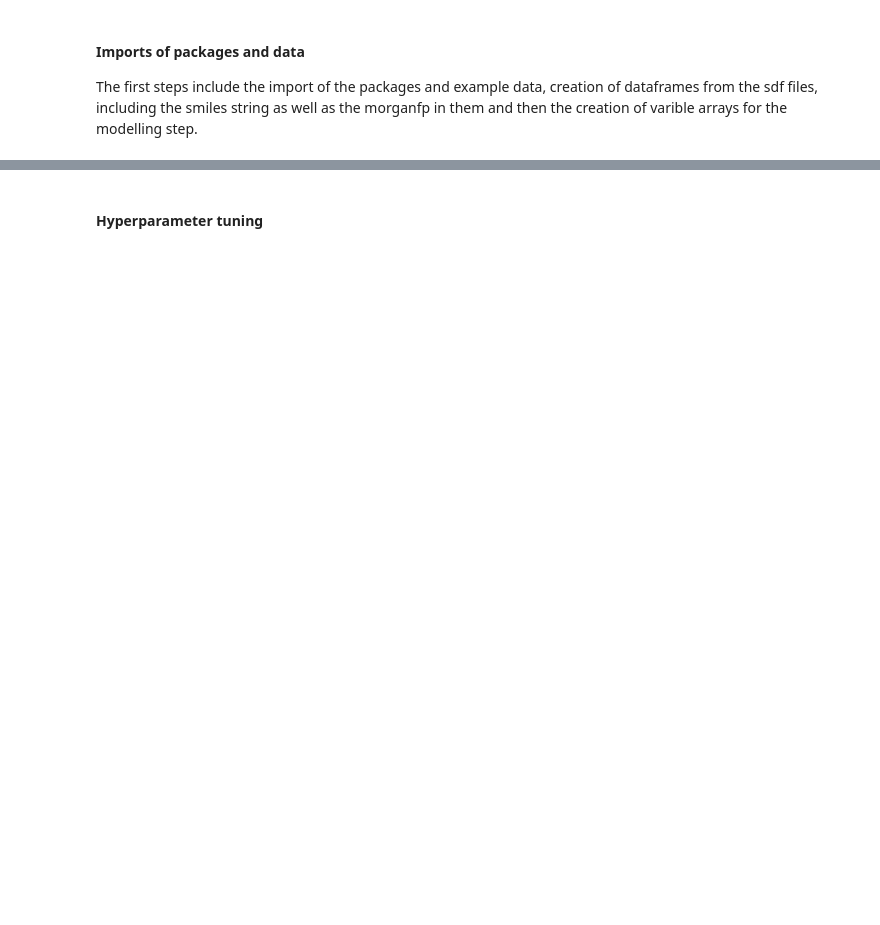
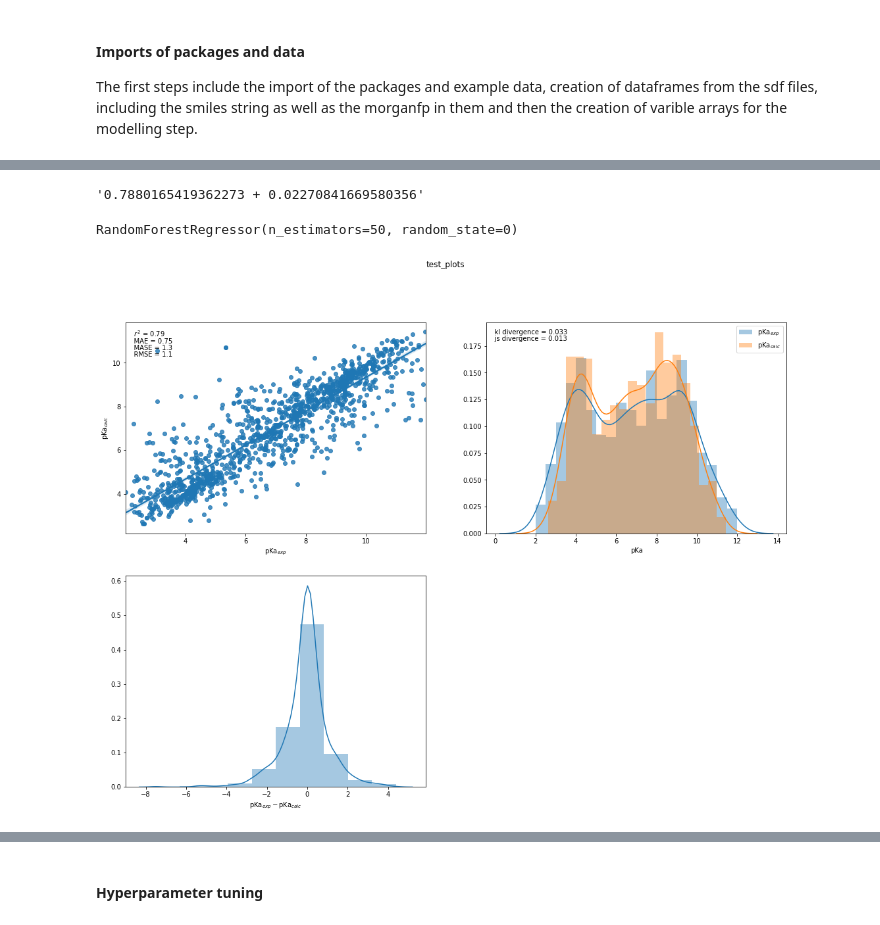
Before and after one commit to mayrf/pkasolver, a Jupyter notebook: notebooks/example.ipynb, the cells around one changed output, grey strips where cells are left out. Drawn from its saved outputs; the diff is of its cells as text; code cells hidden in the pictures; blank space fills up the shorter version.

```diff
--- a/notebooks/example.ipynb
+++ b/notebooks/example.ipynb
@@ -42,0 +33,12 @@ X=ps.util.cat_variables(X_feat,X_fp)
+# %%
+X_feat1,y1 = ps.util.make_stat_variables(df1, [],["pKa"] )
+X_fp1=ps.util.make_fp_array(df1)
+X1=ps.util.cat_variables(X_feat1,X_fp1)
+
+X_feat2,y2 = ps.util.make_stat_variables(df2, [],["pKa"] )
+X_fp2=ps.util.make_fp_array(df2)
+X2=ps.util.cat_variables(X_feat2,X_fp2)
+
+X_feat3,y3 = ps.util.make_stat_variables(df3, [],["pKa"] )
+X_fp3=ps.util.make_fp_array(df3)
+X3=ps.util.cat_variables(X_feat3,X_fp3)
@@ -42,0 +57,19 @@ X=ps.util.cat_variables(X_feat,X_fp)
+# %%
+str(cvs.mean()) +" + "+ str(cvs.std())
+# %% [output]
+'0.7880165419362273 + 0.02270841669580356'
+# %%
+X_train, X_test, y_train, y_test = train_test_split(X1, y1, test_size=0.2, random_state=0)
+# %%
+rfr.fit(X_train,y_train)
+# %% [output]
+RandomForestRegressor(n_estimators=50, random_state=0)
+# %%
+pred1 = rfr.predict(X_test)
+rfr.fit(X1,y1)
+pred2 = rfr.predict(X2)
+pred3 = rfr.predict(X3)
+# %%
+ps.util.plot_results(pred1,y_test,'test_plots')
+# %% [output]
+[figure, added]
```
Also changed, not shown: parts of 40 cells of this notebook, 5 other files.
